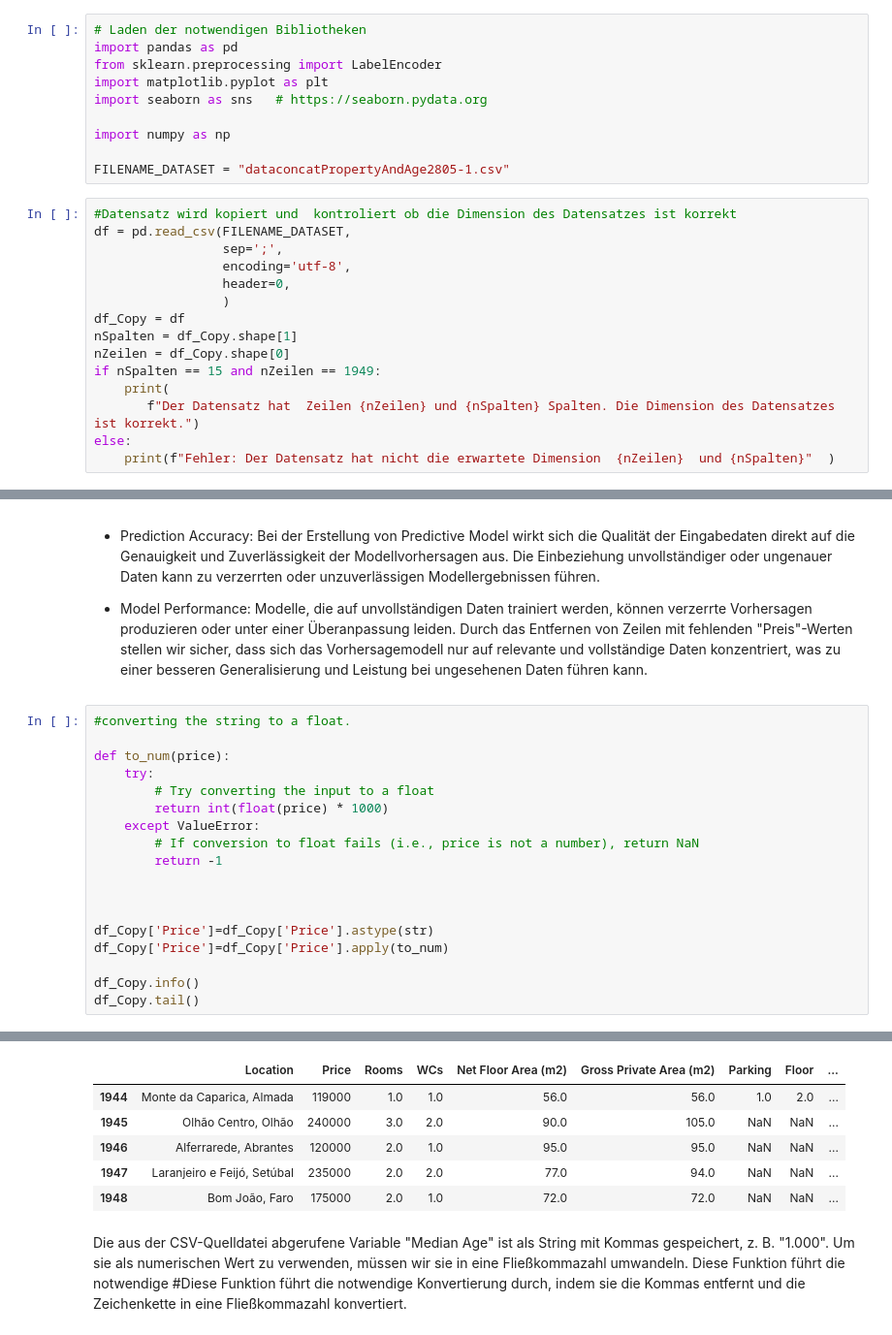
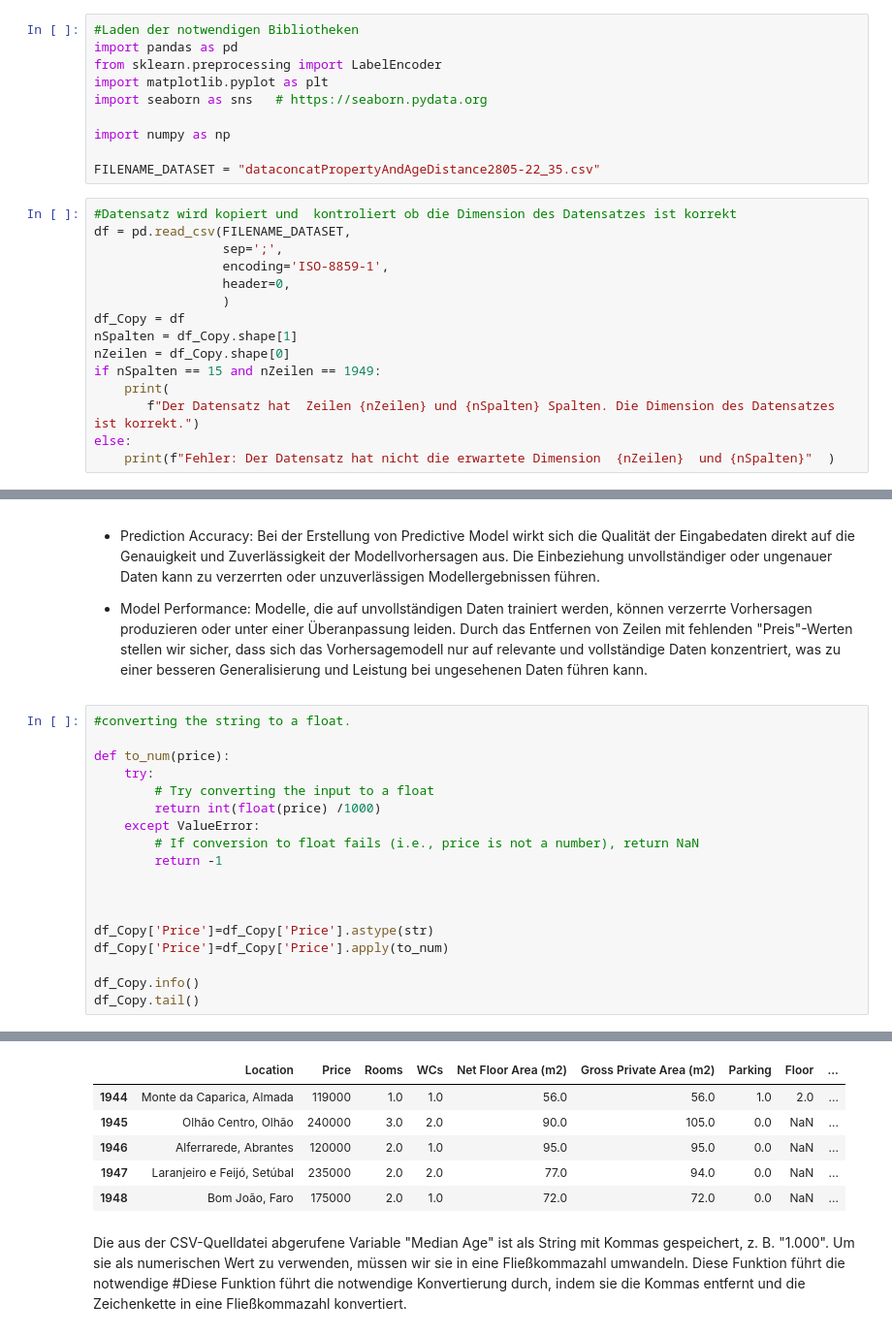
Before and after one commit to svetasta/Aufgabe2ML2024, a Jupyter notebook: DataPreproceeding.ipynb, the cells around one changed output, grey strips where cells are left out. Shown at 97% size. Saved outputs shown, nothing was run; the diff lists cells and outputs as text.

```diff
--- a/DataPreproceeding.ipynb
+++ b/DataPreproceeding.ipynb
@@ -21,7 +21,7 @@ In der Übung arbeiten wir mit dem Datensatz bekommen von unsere csv File.  Dies
 - `garagepl`: number of garage places
 - `prefarea`: is the house located in the preferred neighbourhood of the city? 1 if True, otherwise 0
 # %%
-# Laden der notwendigen Bibliotheken
+#Laden der notwendigen Bibliotheken
 import pandas as pd
 from sklearn.preprocessing import LabelEncoder
 import matplotlib.pyplot as plt
@@ -29,12 +29,12 @@ import seaborn as sns   # https://seaborn.pydata.org
 
 import numpy as np
 
-FILENAME_DATASET = "dataconcatPropertyAndAge2805-1.csv"
+FILENAME_DATASET = "dataconcatPropertyAndAgeDistance2805-22_35.csv"
 # %%
 #Datensatz wird kopiert und  kontroliert ob die Dimension des Datensatzes ist korrekt
 df = pd.read_csv(FILENAME_DATASET,
                  sep=';',
-                 encoding='utf-8',
+                 encoding='ISO-8859-1',
                  header=0,
                  )
 df_Copy = df
@@ -90,7 +90,7 @@ Löschen von Daten mit fehlenden Werten in der Spalte "Preis" auf der Grundlage
 def to_num(price):
     try:
         # Try converting the input to a float
-        return int(float(price) * 1000)
+        return int(float(price) /1000)
     except ValueError:
         # If conversion to float fails (i.e., price is not a number), return NaN
         return -1
@@ -123,9 +123,9 @@ memory usage: 177.1+ KB
 |  | Location | Price | Rooms | WCs | Net Floor Area (m2) | Gross Private Area (m2) | Parking | Floor | ... |
 | 1944 | Monte da Caparica, Almada | 119000 | 1.0 | 1.0 | 56.0 | 56.0 | 1.0 | 2.0 | ... |
-| 1945 | Olhão Centro, Olhão | 240000 | 3.0 | 2.0 | 90.0 | 105.0 | NaN | NaN | ... |
-| 1946 | Alferrarede, Abrantes | 120000 | 2.0 | 1.0 | 95.0 | 95.0 | NaN | NaN | ... |
-| 1947 | Laranjeiro e Feijó, Setúbal | 235000 | 2.0 | 2.0 | 77.0 | 94.0 | NaN | NaN | ... |
-| 1948 | Bom João, Faro | 175000 | 2.0 | 1.0 | 72.0 | 72.0 | NaN | NaN | ... |
+| 1945 | Olhão Centro, Olhão | 240000 | 3.0 | 2.0 | 90.0 | 105.0 | 0.0 | NaN | ... |
+| 1946 | Alferrarede, Abrantes | 120000 | 2.0 | 1.0 | 95.0 | 95.0 | 0.0 | NaN | ... |
+| 1947 | Laranjeiro e Feijó, Setúbal | 235000 | 2.0 | 2.0 | 77.0 | 94.0 | 0.0 | NaN | ... |
+| 1948 | Bom João, Faro | 175000 | 2.0 | 1.0 | 72.0 | 72.0 | 0.0 | NaN | ... |
 # %% [markdown]
 Die aus der CSV-Quelldatei abgerufene Variable "Median Age" ist als String mit Kommas gespeichert, z. B. "1.000".
 Um sie als numerischen Wert zu verwenden, müssen wir sie in eine Fließkommazahl umwandeln. Diese Funktion führt die notwendige
```
Also changed, not shown: parts of 14 cells of this notebook, 4 other files.
